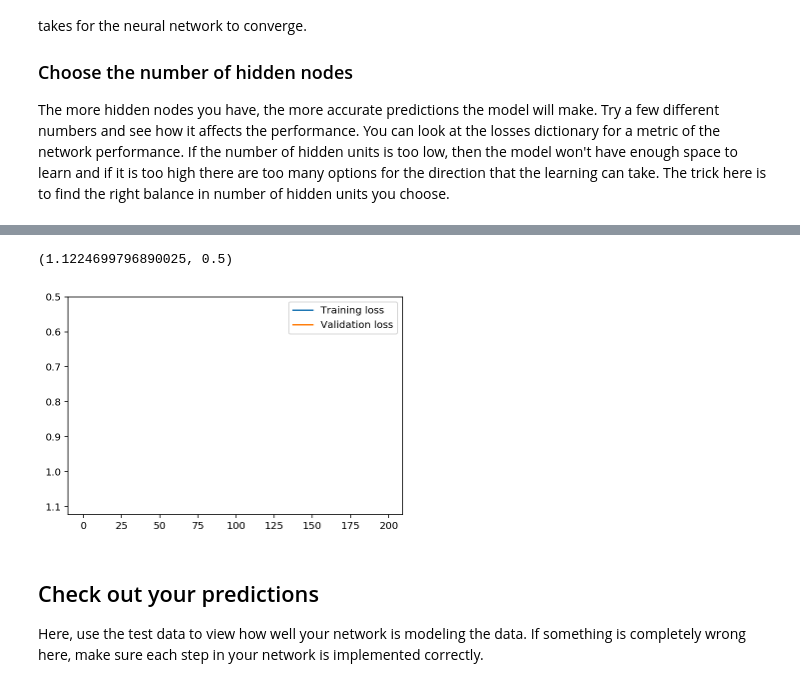
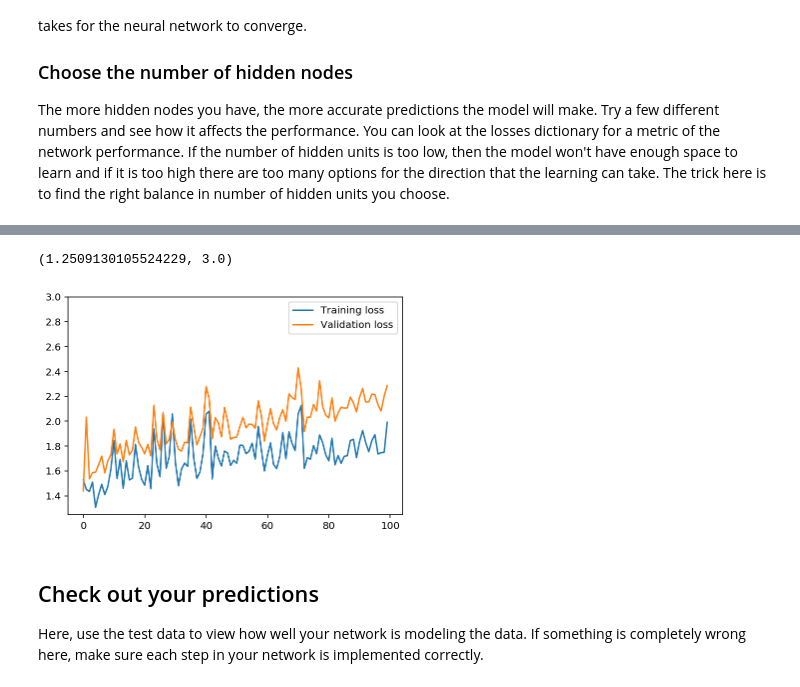
Before and after one commit to bisoisk/deeplearning_experiments, a Jupyter notebook: project1/dlnd-your-first-neural-network.ipynb, the cells around one changed output, grey strips where cells are left out. Drawn from its saved outputs; the diff is of its cells as text; code cells hidden in the pictures.

```diff
--- a/project1/dlnd-your-first-neural-network.ipynb
+++ b/project1/dlnd-your-first-neural-network.ipynb
@@ -150,14 +150,12 @@ class NeuralNetwork(object):
         output_errors = targets - final_outputs # Output layer error is the difference between desired target and actual output.
 
         # TODO: Backpropagated error
-        hidden_errors = np.dot(output_errors.T, self.weights_hidden_to_output) # errors propagated to the hidden layer
-        hidden_grad = hidden_outputs * (1 - hidden_outputs) # hidden layer gradients
+        hidden_errors = np.dot(output_errors, self.weights_hidden_to_output) # errors propagated to the hidden layer
+        hidden_grad = hidden_errors.T * hidden_outputs * (1 - hidden_outputs) # hidden layer gradients
 
         # TODO: Update the weights
-        self.weights_hidden_to_output += self.lr * np.dot(output_errors, hidden_outputs.T)
-        self.weights_input_to_hidden += self.lr * np.dot(np.dot(hidden_grad.T,hidden_errors.T),inputs.T)#  update input-to-hidden weights with gradient descent step
-
-
+        self.weights_hidden_to_output += self.lr  * np.dot(output_errors, hidden_outputs.T) # update hidden-to-output weights with gradient descent step
+        self.weights_input_to_hidden  += self.lr  * hidden_grad * inputs.T # update input-to-hidden weights with gradient descent step
 
     def run(self, inputs_list):
         # Run a forward pass through the network
@@ -195,9 +193,9 @@ The more hidden nodes you have, the more accurate predictions the model will mak
 import sys
 
 ### Set the hyperparameters here ###
-epochs = 200
+epochs = 100
 learning_rate = 0.1
-hidden_nodes = 15
+hidden_nodes = 10
 output_nodes = 1
 
 N_i = train_features.shape[1]
@@ -225,9 +223,9 @@ Progress: 99.5% ... Training loss: 2.077 ... Validation loss: 2.294
 # %%
 plt.plot(losses['train'], label='Training loss')
 plt.plot(losses['validation'], label='Validation loss')
 plt.legend()
-plt.ylim(ymax=1.0)
+plt.ylim(ymax=3.0)
 # %% [output]
-(1.1224699796890025, 0.5)
+(1.2509130105524229, 3.0)
-[figure, old version]
+[figure, new version]
 # %% [markdown]
```
Also changed, not shown: parts of 3 cells of this notebook, 1 other file.
